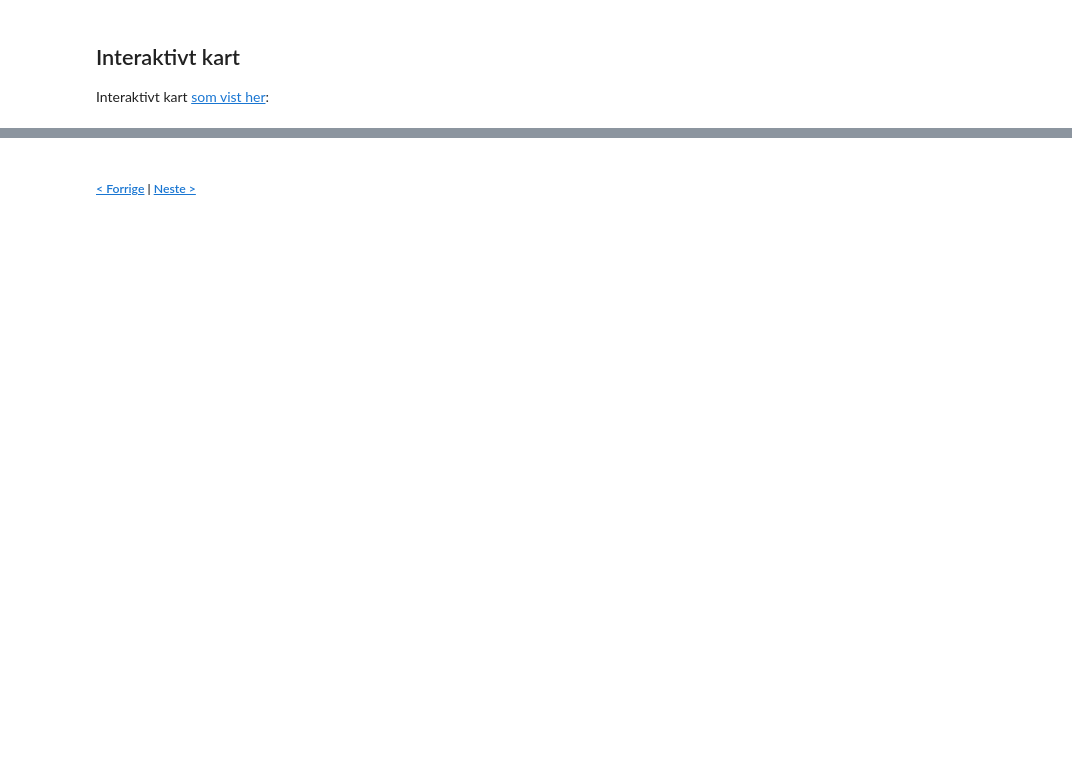
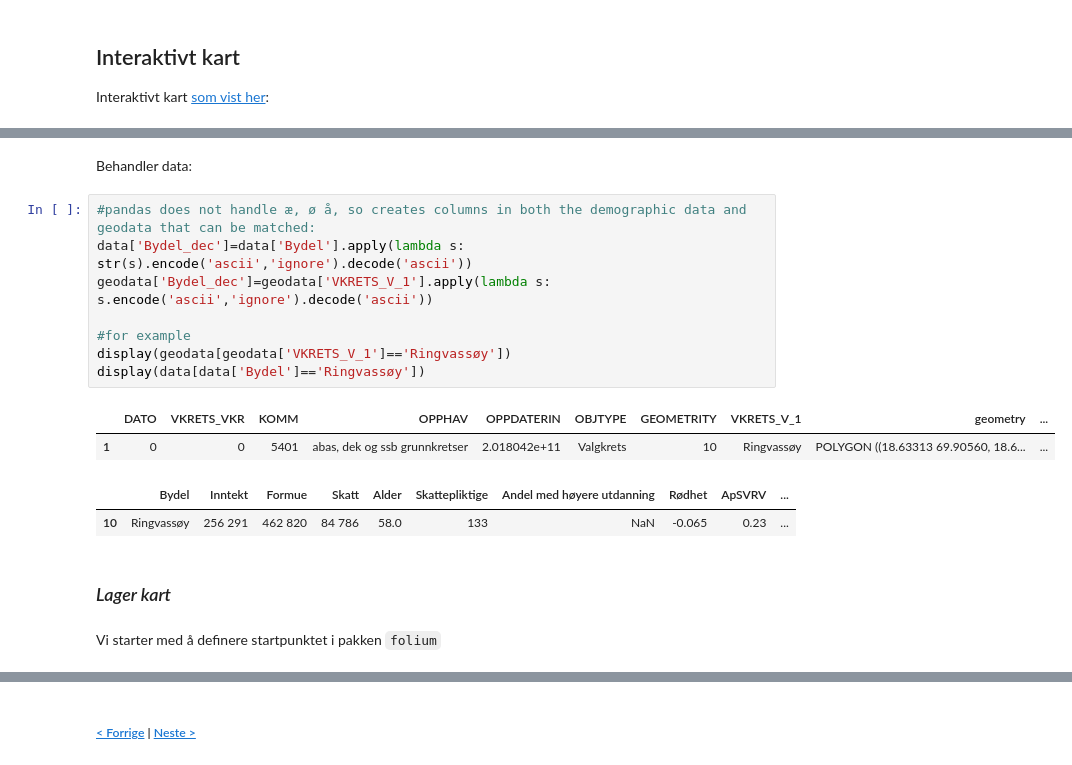
Before and after one commit to harsutvi/notebooks, a Jupyter notebook: 11 - interaktive websider.ipynb, the cells around one changed output, grey strips where cells are left out. Drawn from its saved outputs; the diff is of its cells as text; blank space fills up the shorter version.

```diff
--- a/11 - interaktive websider.ipynb
+++ b/11 - interaktive websider.ipynb
@@ -383,0 +345,19 @@ Legg til regresjonslinjen fra [10 - statsmodels](10%20-%20statsmodels.ipynb) i d
+# %% [markdown]
+Behandler data:
+# %%
+#pandas does not handle æ, ø å, so creates columns in both the demographic data and geodata that can be matched:
+data['Bydel_dec']=data['Bydel'].apply(lambda s: str(s).encode('ascii','ignore').decode('ascii'))
+geodata['Bydel_dec']=geodata['VKRETS_V_1'].apply(lambda s: s.encode('ascii','ignore').decode('ascii'))
+
+#for example
+display(geodata[geodata['VKRETS_V_1']=='Ringvassøy'])
+display(data[data['Bydel']=='Ringvassøy'])
+# %% [output]
+|  | DATO | VKRETS_VKR | KOMM | OPPHAV | OPPDATERIN | OBJTYPE | GEOMETRITY | VKRETS_V_1 | geometry | ... |
+| 1 | 0 | 0 | 5401 | abas, dek og ssb grunnkretser | 2.018042e+11 | Valgkrets | 10 | Ringvassøy | POLYGON ((18.63313 69.90560, 18.6... | ... |
+|  | Bydel | Inntekt | Formue | Skatt | Alder | Skattepliktige | Andel med høyere utdanning | Rødhet | ApSVRV | ... |
+| 10 | Ringvassøy | 256 291 | 462 820 | 84 786 | 58.0 | 133 | NaN | -0.065 | 0.23 | ... |
+# %% [markdown]
+### *Lager kart*
+# %% [markdown]
+Vi starter med å definere startpunktet i pakken `folium`
```
Also changed, not shown: parts of 29 cells of this notebook, 7 other files.
